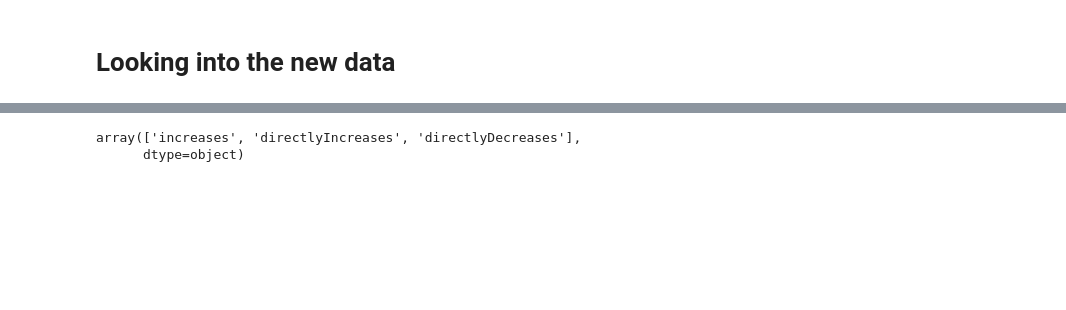
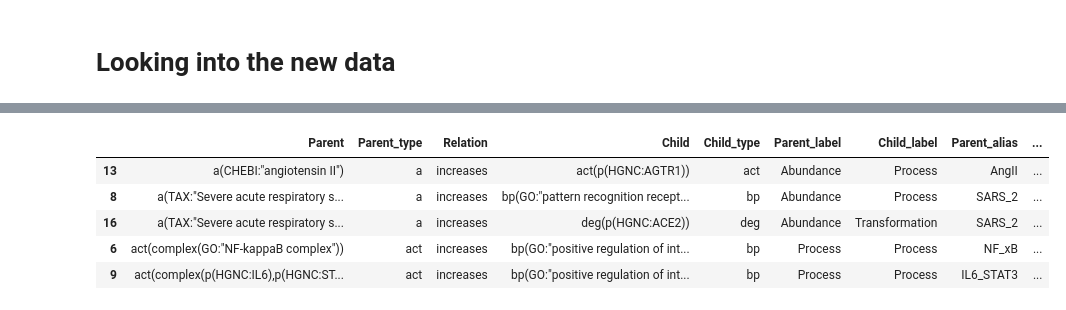
Before and after one commit to COVID-19-Causal-Reasoning/NEU_project, a Jupyter notebook: BEL_to_SCM.ipynb, the cells around one changed output, grey strips where cells are left out. Saved outputs shown, nothing was run; the diff lists cells and outputs as text; code cells hidden in the pictures; blank space fills up the shorter version.

```diff
--- a/BEL_to_SCM.ipynb
+++ b/BEL_to_SCM.ipynb
@@ -418,16 +454,35 @@ children=[]
 edgetype=[]
 parent_type=[]
 children_type=[]
+parent_labels = []
+children_labels = []
+nodes = set()
 
+label_dict = {'Abundance':['a', 'r', 'm', 'g', 'p','pop', 'composite', 'complex','frag','fus','loc','pmod','var'],
+             'Process': ['bp', 'path','act'],
+             'Transformation':['sec','surf','deg','rxn','tloc','fromLoc','products','reactants','toLoc']}
 for eachedge in covid19kg_dict[0]['nanopub']['assertions']:
     parents.append(eachedge['subject'])
     children.append(eachedge['object'])
     edgetype.append(eachedge['relation'])
+    nodes.add(eachedge['subject'])
+    nodes.add(eachedge['object'])
     p=eachedge['subject']
     c=eachedge['object']
     ptype = p[:p.find('(')]
     ctype = c[:c.find('(')]
     parent_type.append(ptype)
     children_type.append(ctype)
+    for label in label_dict:
+      if ptype in label_dict[label]:
+        parent_labels.append(label)
+      elif ptype == '':
+        parent_labels.append('Others')
+    for label in label_dict:
+      if ctype in label_dict[label]:
+        children_labels.append(label)
+      elif ctype == '':
+        children_labels.append('Others')
+        breal
 # %%
-newcovid_df=pd.DataFrame(list(zip(parents,parent_type,edgetype,children,children_type)),columns=['Parent','Parent_type','Relation','Child','Child_type'])
+newcovid_df=pd.DataFrame(list(zip(parents,parent_type,edgetype,children,children_type, parent_labels, children_labels)),columns=['Parent','Parent_type','Relation','Child','Child_type', 'Parent_label', 'Child_label'])
@@ -454,5 +489,29 @@ newcovid_df
-# %%
-newcovid_df['Relation'].unique()
-# %% [output]
-array(['increases', 'directlyIncreases', 'directlyDecreases'],
-      dtype=object)
+# %%
+ailias_dict = {'bp(GO:"tumor necrosis factor-mediated signaling pathway")': 'TNF',
+               'bp(GO:"epidermal growth factor receptor signaling pathway")': 'EGFR',
+               'act(p(HGNC:EGF))':'EGF',
+               'act(p(HGNC:ADAM17))': 'ADAM17',
+               'bp(GO:"positive regulation of interleukin-6 production")': 'IL_6_AMP',
+               'act(complex(GO:"NF-kappaB complex"))': 'NF_xB',
+               'bp(GO:"pattern recognition receptor signaling pathway")': 'PRR',
+               'a(TAX:"Severe acute respiratory syndrome coronavirus 2")': 'SARS_2',
+               'act(complex(p(HGNC:IL6),p(HGNC:STAT3)))': 'IL6_STAT3',
+               'act(p(HGNC:IL6R))': 'IL_6',
+               'act(p(HGNC:AGTR1))': 'ATIR',
+               'a(CHEBI:"angiotensin II")': 'AngII',
+               'act(p(HGNC:ACE2))': 'ACE2',
+               'deg(p(HGNC:ACE2))': 'deg',
+               'path(MESH:"Severe Acute Respiratory Syndrome")': 'ARDS',
+               'act(complex(GO:"NF-kappaB p50/p65 complex"))': 'NF_xB' }
+newcovid_df['Parent_alias'] = newcovid_df['Parent'].apply(lambda x : ailias_dict[x])
+newcovid_df['Child_alias'] = newcovid_df['Child'].apply(lambda x : ailias_dict[x])
+nodes = [ailias_dict[i] for i in nodes]
+# %%
+newcovid_df.sort_values('Parent').head()
+# %% [output]
+|  | Parent | Parent_type | Relation | Child | Child_type | Parent_label | Child_label | Parent_alias | ... |
+| 13 | a(CHEBI:"angiotensin II") | a | increases | act(p(HGNC:AGTR1)) | act | Abundance | Process | AngII | ... |
+| 8 | a(TAX:"Severe acute respiratory s... | a | increases | bp(GO:"pattern recognition recept... | bp | Abundance | Process | SARS_2 | ... |
+| 16 | a(TAX:"Severe acute respiratory s... | a | increases | deg(p(HGNC:ACE2)) | deg | Abundance | Transformation | SARS_2 | ... |
+| 6 | act(complex(GO:"NF-kappaB complex")) | act | increases | bp(GO:"positive regulation of int... | bp | Process | Process | NF_xB | ... |
+| 9 | act(complex(p(HGNC:IL6),p(HGNC:ST... | act | increases | bp(GO:"positive regulation of int... | bp | Process | Process | IL6_STAT3 | ... |
```
Also changed, not shown: parts of 28 cells of this notebook.
